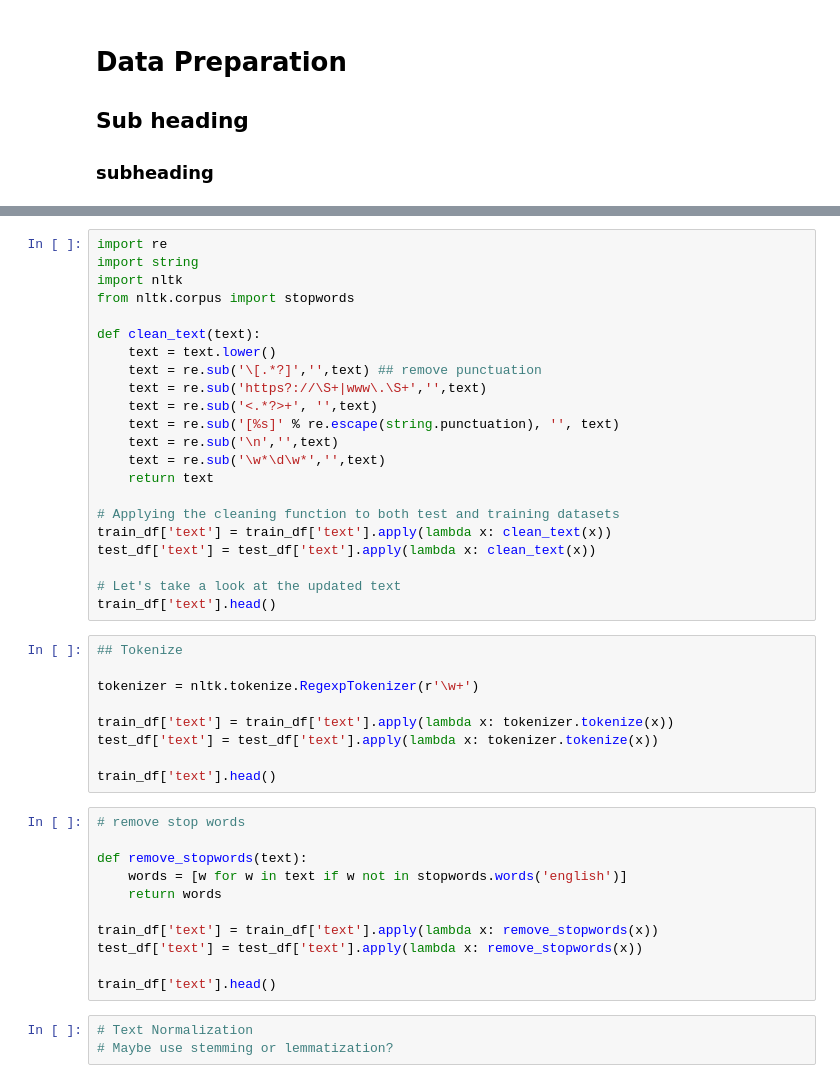
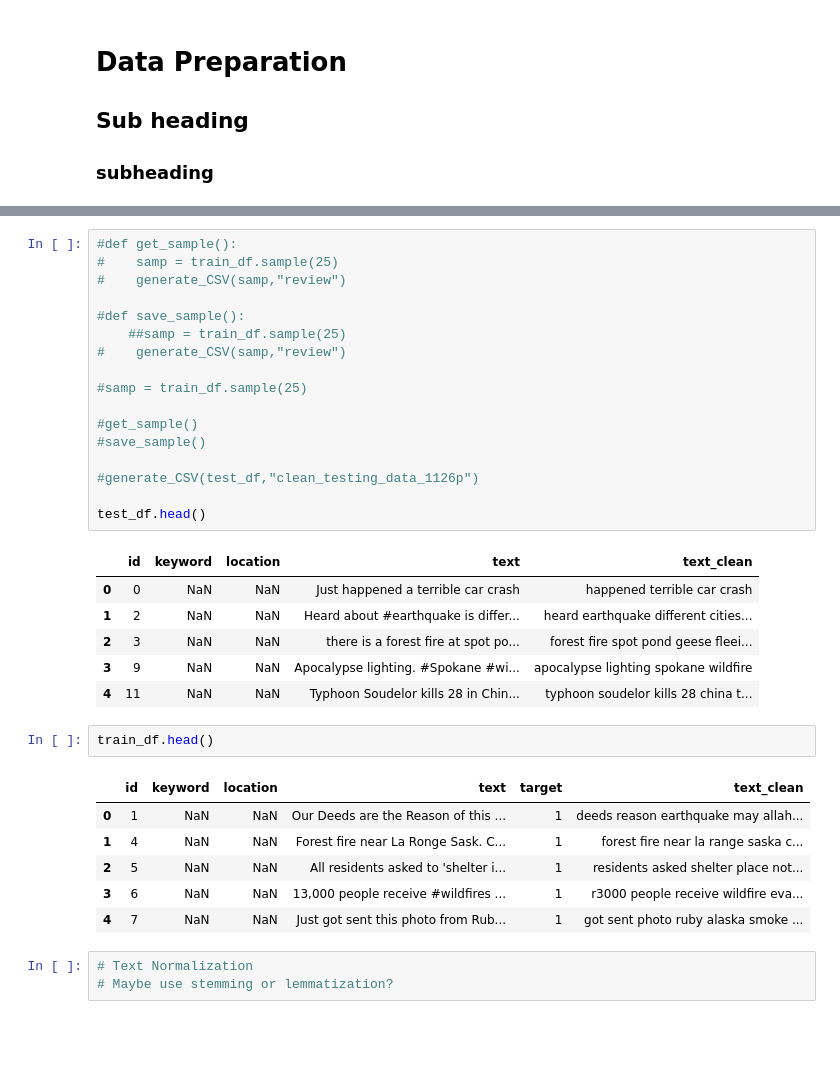
Before and after one commit to megancusey/DataScienceProjects, a Jupyter notebook: MDS 564 - Twitter NLP Text Analysis/NLP & Twitter.ipynb, the cells around one changed output, grey strips where cells are left out. Saved outputs shown, nothing was run; the diff lists cells and outputs as text; blank space fills up the shorter version.

```diff
--- a/MDS 564 - Twitter NLP Text Analysis/NLP & Twitter.ipynb
+++ b/MDS 564 - Twitter NLP Text Analysis/NLP & Twitter.ipynb
@@ -277,45 +289,36 @@ AttributeError: type object 'spacy.matcher.matcher.array' has no attribute '__re
-# %%
-import re
-import string
-import nltk
-from nltk.corpus import stopwords
-
-def clean_text(text):
-    text = text.lower()
-    text = re.sub('\[.*?]','',text) ## remove punctuation
-    text = re.sub('https?://\S+|www\.\S+','',text)
-    text = re.sub('<.*?>+', '',text)
-    text = re.sub('[%s]' % re.escape(string.punctuation), '', text)
-    text = re.sub('\n','',text)
-    text = re.sub('\w*\d\w*','',text)
-    return text
-
-# Applying the cleaning function to both test and training datasets
-train_df['text'] = train_df['text'].apply(lambda x: clean_text(x))
-test_df['text'] = test_df['text'].apply(lambda x: clean_text(x))
-
-# Let's take a look at the updated text
-train_df['text'].head()
-# %%
-## Tokenize
-
-tokenizer = nltk.tokenize.RegexpTokenizer(r'\w+')
-
-train_df['text'] = train_df['text'].apply(lambda x: tokenizer.tokenize(x))
-test_df['text'] = test_df['text'].apply(lambda x: tokenizer.tokenize(x))
-
-train_df['text'].head()
-# %%
-# remove stop words
-
-def remove_stopwords(text):
-    words = [w for w in text if w not in stopwords.words('english')]
-    return words
-
-train_df['text'] = train_df['text'].apply(lambda x: remove_stopwords(x))
-test_df['text'] = test_df['text'].apply(lambda x: remove_stopwords(x))
-
-train_df['text'].head()
+# %%
+#def get_sample():
+#    samp = train_df.sample(25)
+#    generate_CSV(samp,"review")
+
+#def save_sample():
+    ##samp = train_df.sample(25)
+#    generate_CSV(samp,"review")
+
+#samp = train_df.sample(25)
+
+#get_sample()
+#save_sample()
+
+#generate_CSV(test_df,"clean_testing_data_1126p")
+
+test_df.head()
+# %% [output]
+|  | id | keyword | location | text | text_clean |
+| 0 | 0 | NaN | NaN | Just happened a terrible car crash | happened terrible car crash |
+| 1 | 2 | NaN | NaN | Heard about #earthquake is differ... | heard earthquake different cities... |
+| 2 | 3 | NaN | NaN | there is a forest fire at spot po... | forest fire spot pond geese fleei... |
+| 3 | 9 | NaN | NaN | Apocalypse lighting. #Spokane #wi... | apocalypse lighting spokane wildfire |
+| 4 | 11 | NaN | NaN | Typhoon Soudelor kills 28 in Chin... | typhoon soudelor kills 28 china t... |
+# %%
+train_df.head()
+# %% [output]
+|  | id | keyword | location | text | target | text_clean |
+| 0 | 1 | NaN | NaN | Our Deeds are the Reason of this ... | 1 | deeds reason earthquake may allah... |
+| 1 | 4 | NaN | NaN | Forest fire near La Ronge Sask. C... | 1 | forest fire near la range saska c... |
+| 2 | 5 | NaN | NaN | All residents asked to 'shelter i... | 1 | residents asked shelter place not... |
+| 3 | 6 | NaN | NaN | 13,000 people receive #wildfires ... | 1 | r3000 people receive wildfire eva... |
+| 4 | 7 | NaN | NaN | Just got sent this photo from Rub... | 1 | got sent photo ruby alaska smoke ... |
 # %%
 # Text Normalization
 # Maybe use stemming or lemmatization?
```
Also changed, not shown: parts of 30 cells of this notebook, 8 other files.
